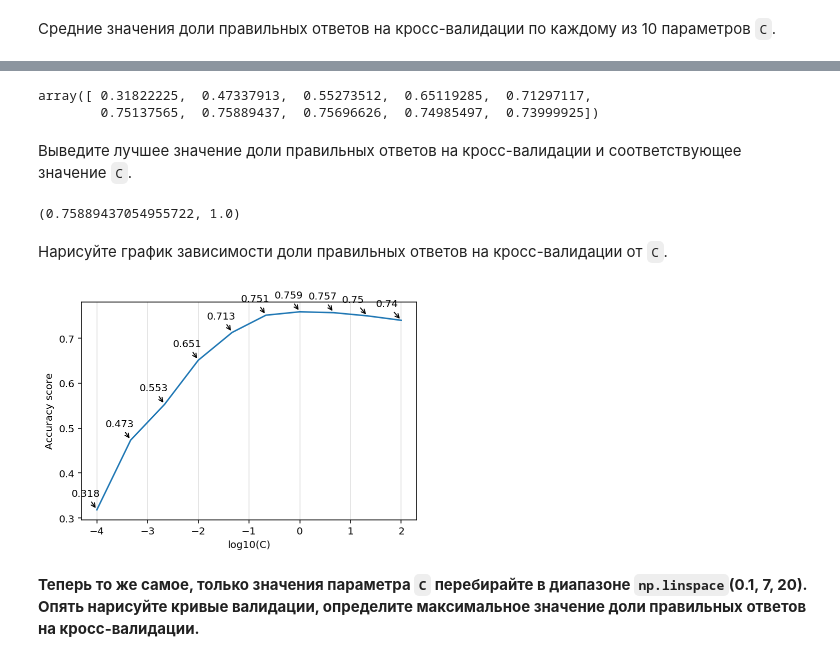
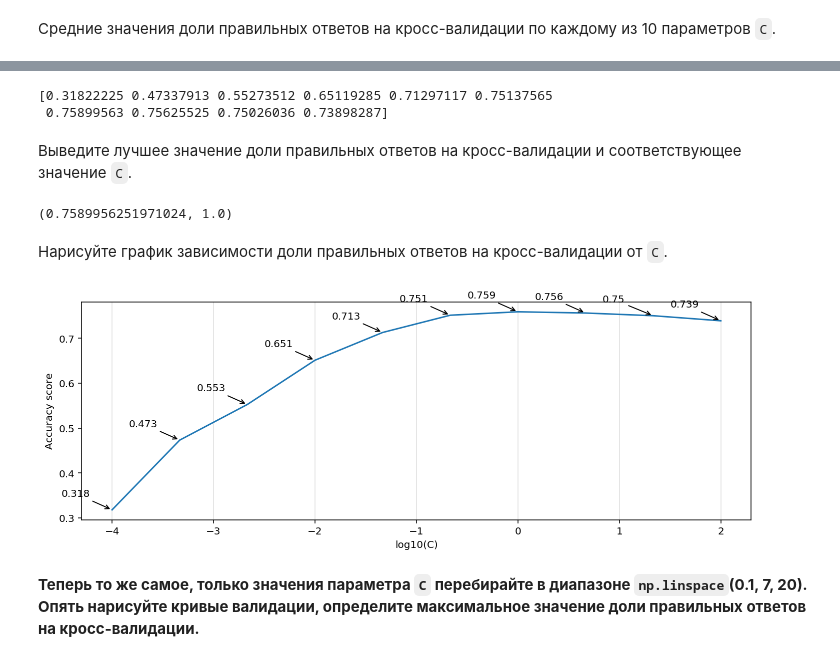
Before and after one commit to armavox/mldaspec, a Jupyter notebook: capstone/project_alice/week4_training.ipynb, the cells around one changed output, grey strips where cells are left out. Cells and saved outputs as stored; diff of their text form; code cells hidden in the pictures.

```diff
--- a/capstone/project_alice/week4_training.ipynb
+++ b/capstone/project_alice/week4_training.ipynb
@@ -119,4 +121,5 @@ def plot_validation_curves(param_values, grid_cv_results_):
 # %%
 from sklearn.neighbors import KNeighborsClassifier
 # %%
-knn = KNeighborsClassifier(n_neighbors=100, n_jobs=-1).fit(X_train, y_train)
+knn = KNeighborsClassifier(n_neighbors=100, n_jobs=-1)
+knn.fit(X_train, y_train)
@@ -220,31 +234,29 @@ LogisticRegressionCV(Cs=array([  1.00000e-04,   4.64159e-04,   2.15443e-03,   1.
 C_scores = []
 for key, value in logit_grid_searcher1.scores_.items():
     C_scores.append(logit_grid_searcher1.scores_[key].mean(axis=0))
-C_scores = np.asarray(C_scores).mean(axis=0)
+logit_mean_cv_scores1 = np.asarray(C_scores).mean(axis=0)
+print(logit_mean_cv_scores1)
+# %% [output]
+[0.31822225 0.47337913 0.55273512 0.65119285 0.71297117 0.75137565
+ 0.75899563 0.75625525 0.75026036 0.73898287]
-# %%
-C_scores
-# %% [output]
-array([ 0.31822225,  0.47337913,  0.55273512,  0.65119285,  0.71297117,
-        0.75137565,  0.75889437,  0.75696626,  0.74985497,  0.73999925])
-# %%
-logit_mean_cv_scores1 = C_scores
 # %% [markdown]
 Выведите лучшее значение доли правильных ответов на кросс-валидации и соответствующее значение `C`.
 # %%
 logit_mean_cv_scores1.max(), logit_grid_searcher1.Cs_[logit_mean_cv_scores1.argmax()]
 # %% [output]
-(0.75889437054955722, 1.0)
+(0.7589956251971024, 1.0)
 # %% [markdown]
 Нарисуйте график зависимости доли правильных ответов на кросс-валидации от `C`.
 # %%
+plt.figure(figsize=(12,4))
 plt.plot(np.log10(logit_c_values1), logit_mean_cv_scores1)
 plt.grid(True, alpha=.4, axis='x')
 plt.xlabel('log10(C)')
 plt.ylabel('Accuracy score')
 for x, y in zip(np.log10(logit_c_values1), logit_mean_cv_scores1):
     plt.annotate(str(round(y, 3)), (x, y), (x-.5, y+.03), arrowprops={'arrowstyle': '->'})
 # %% [output]
-[figure, old version]
+[figure, new version]
 # %% [markdown]
 **Теперь то же самое, только значения параметра `C` перебирайте в диапазоне `np.linspace`(0.1, 7, 20). Опять нарисуйте кривые валидации, определите максимальное значение доли правильных ответов на кросс-валидации.**
 # %%
```
Also changed, not shown: parts of 44 cells of this notebook, 7 other files.
